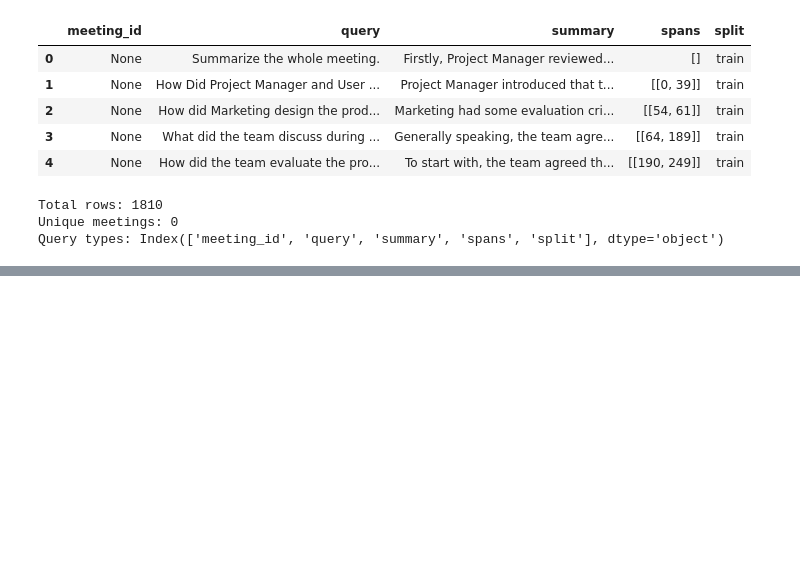
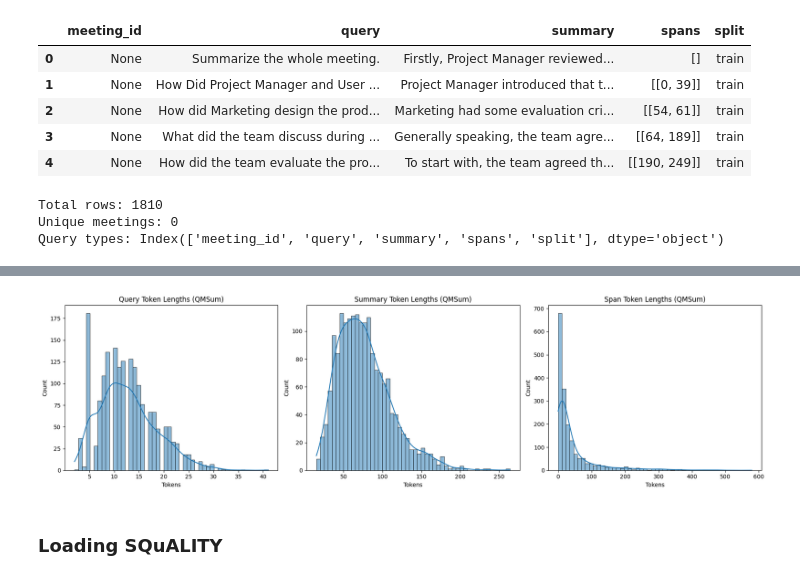
Before and after one commit to bjulve-ischool/DS266-ugarcia-bjulve, a Jupyter notebook: QFS_Datasets.ipynb, the cells around one changed output, grey strips where cells are left out. Saved outputs shown, nothing was run; the diff lists cells and outputs as text; code cells hidden in the pictures; blank space fills up the shorter version.

Commit message:
loaded SQuALITY data and compared to QMSUM

```diff
--- a/QFS_Datasets.ipynb
+++ b/QFS_Datasets.ipynb
@@ -110,2 +106,0 @@ def load_qmsum(path):
-# %%
-qmsum_df = load_qmsum('/content/QMSum/data/ALL/train.jsonl')
@@ -113,0 +123,35 @@ FileNotFoundError: [Errno 2] No such file or directory: '/content/QMSum/data/ALL
+# %%
+import ast  # safely evaluates string to Python object
+
+# Convert spans string to actual list of lists
+qmsum_df["spans"] = qmsum_df["spans"].apply(lambda x: ast.literal_eval(x) if isinstance(x, str) else x)
+
+# Compute span lengths
+def compute_span_length(span_list):
+    try:
+        return sum(int(end) - int(start) for start, end in span_list)
+    except Exception:
+        return 0
+
+span_lengths = qmsum_df["spans"].apply(compute_span_length)
+# %%
+fig, axes = plt.subplots(1, 3, figsize=(18, 5))
+
+sns.histplot(qmsum_df["query_tokens"], bins=50, kde=True, ax=axes[0])
+axes[0].set_title("Query Token Lengths (QMSum)")
+axes[0].set_xlabel("Tokens")
+
+sns.histplot(qmsum_df["summary_tokens"], bins=50, kde=True, ax=axes[1])
+axes[1].set_title("Summary Token Lengths (QMSum)")
+axes[1].set_xlabel("Tokens")
+
+sns.histplot(span_lengths, bins=50, kde=True, ax=axes[2])
+axes[2].set_title("Span Token Lengths (QMSum)")
+axes[2].set_xlabel("Tokens")
+
+plt.tight_layout()
+plt.show()
+# %% [output]
+[figure, added]
+# %% [markdown]
+### Loading SQuALITY
```
Also changed, not shown: parts of 19 cells of this notebook.
